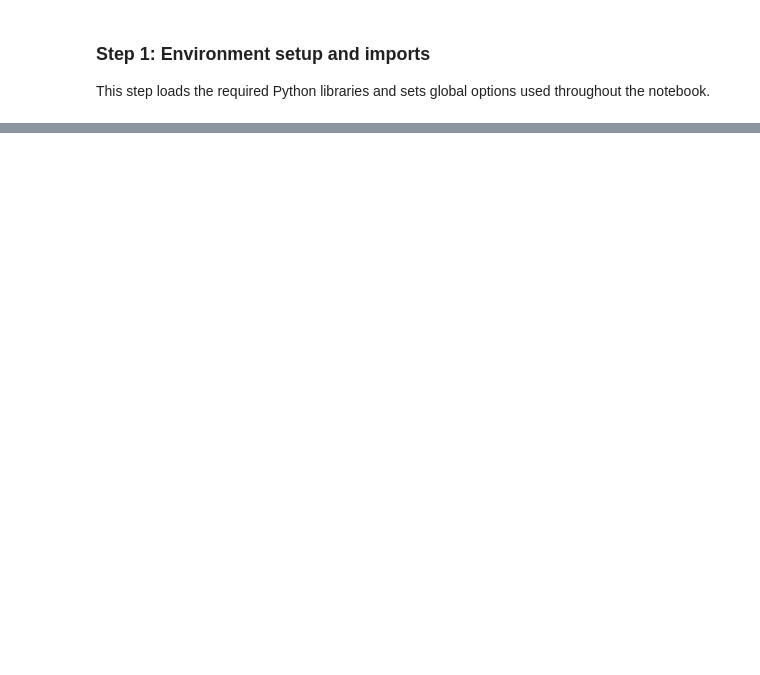
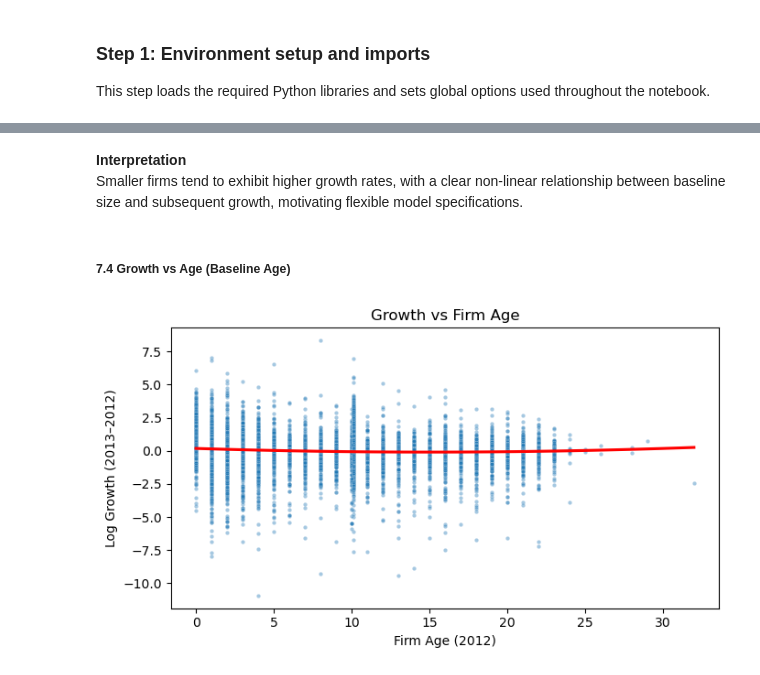
Before and after one commit to zarizachow/Data-Analysis-3, a Jupyter notebook: Assignment-2/chowdhury_zariza_assignment_2_code.ipynb, the cells around one changed output, grey strips where cells are left out. Saved outputs shown, nothing was run; the diff lists cells and outputs as text; code cells hidden in the pictures; blank space fills up the shorter version.

```diff
--- a/Assignment-2/chowdhury_zariza_assignment_2_code.ipynb
+++ b/Assignment-2/chowdhury_zariza_assignment_2_code.ipynb
@@ -27,0 +644,37 @@ This step loads the required Python libraries and sets global options used throu
+# %% [markdown]
+**Interpretation**
+Smaller firms tend to exhibit higher growth rates, with a clear non-linear relationship between baseline size and subsequent growth, motivating flexible model specifications.
+# %% [markdown]
+##### 7.4 Growth vs Age (Baseline Age)
+# %%
+# Growth vs age
+fig_path = os.path.join(output_plots, "growth_vs_age.png")
+overwrite_fig(fig_path)
+
+plt.figure(figsize=(7, 4))
+sns.scatterplot(
+    x="age",
+    y="growth_log_2013_2012",
+    data=df_model,
+    s=10,
+    alpha=0.4
+)
+
+sns.regplot(
+    x="age",
+    y="growth_log_2013_2012",
+    data=df_model,
+    scatter=False,
+    order=2,
+    ci=None,
+    color="red"
+)
+
+plt.xlabel("Firm Age (2012)")
+plt.ylabel("Log Growth (2013–2012)")
+plt.title("Growth vs Firm Age")
+plt.tight_layout()
+plt.savefig(fig_path)
+plt.show()
+# %% [output]
+[figure, added]
```
Also changed, not shown: parts of 65 cells of this notebook, 17 other files.
